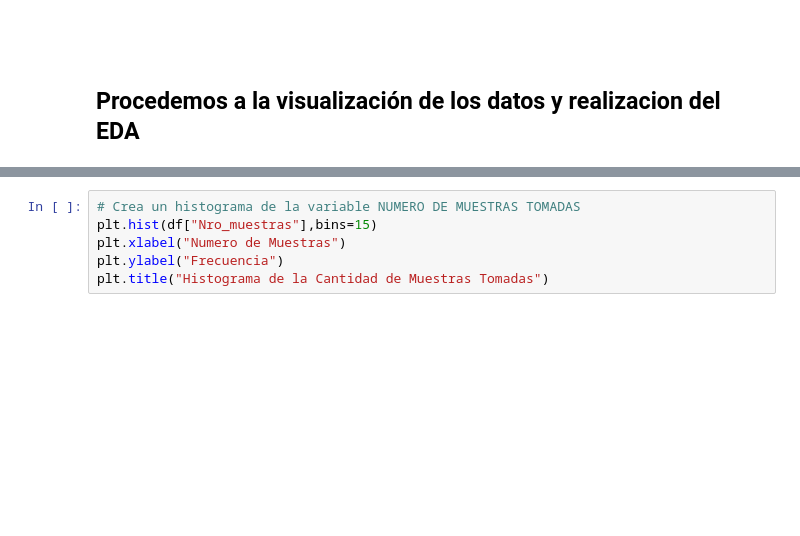
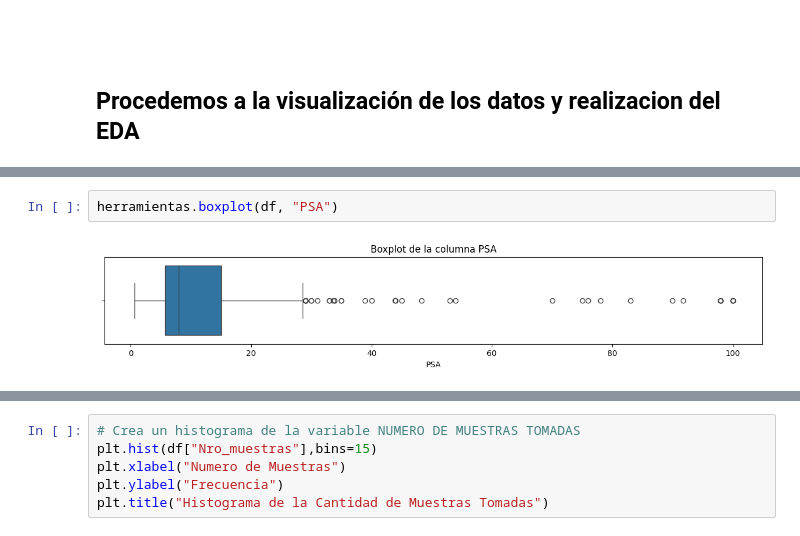
Before and after one commit to SebastianGSVV/Integrador_M6, a Jupyter notebook: Integrador_M6.ipynb, the cells around one changed output, grey strips where cells are left out. Drawn from its saved outputs; the diff is of its cells as text; blank space fills up the shorter version.

```diff
--- a/Integrador_M6.ipynb
+++ b/Integrador_M6.ipynb
@@ -259,0 +268,4 @@ Text(0.5, 1.0, 'Histograma de las Edades')
+# %%
+herramientas.boxplot(df, "PSA")
+# %% [output]
+[figure, added]
```
Also changed, not shown: parts of 38 cells of this notebook, 2 other files.
